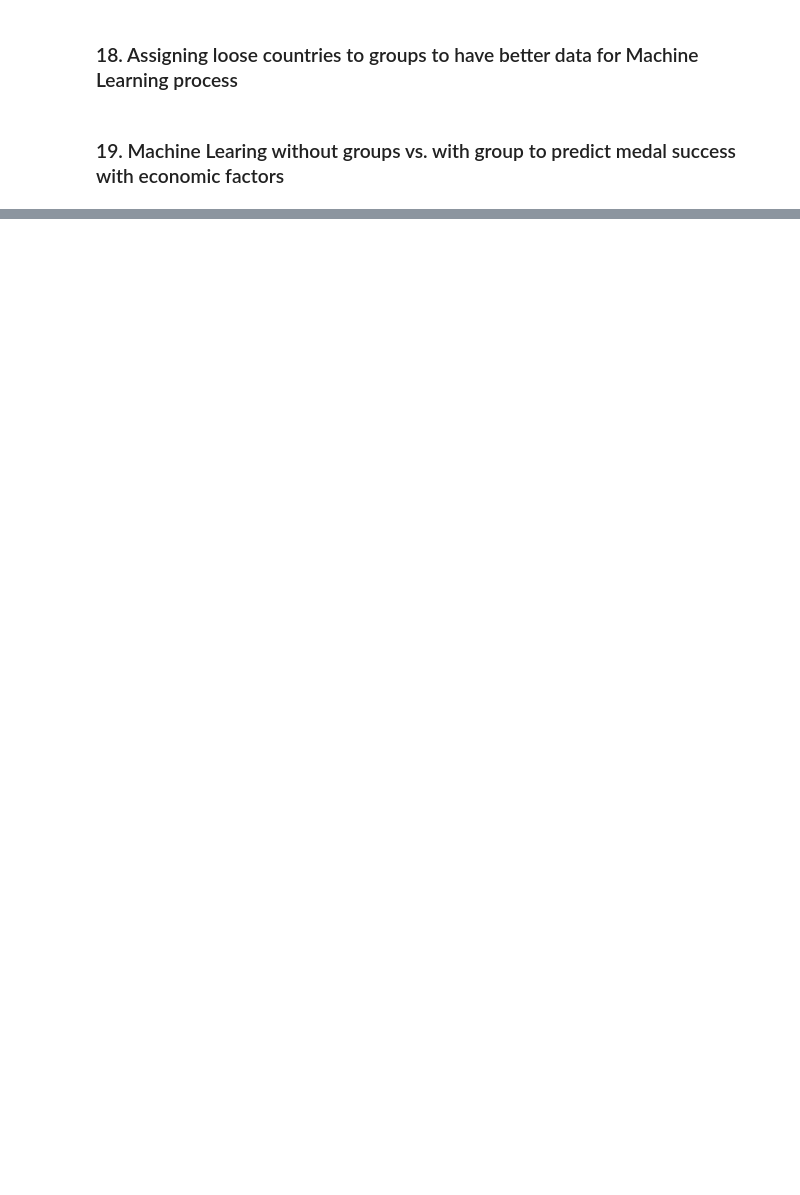
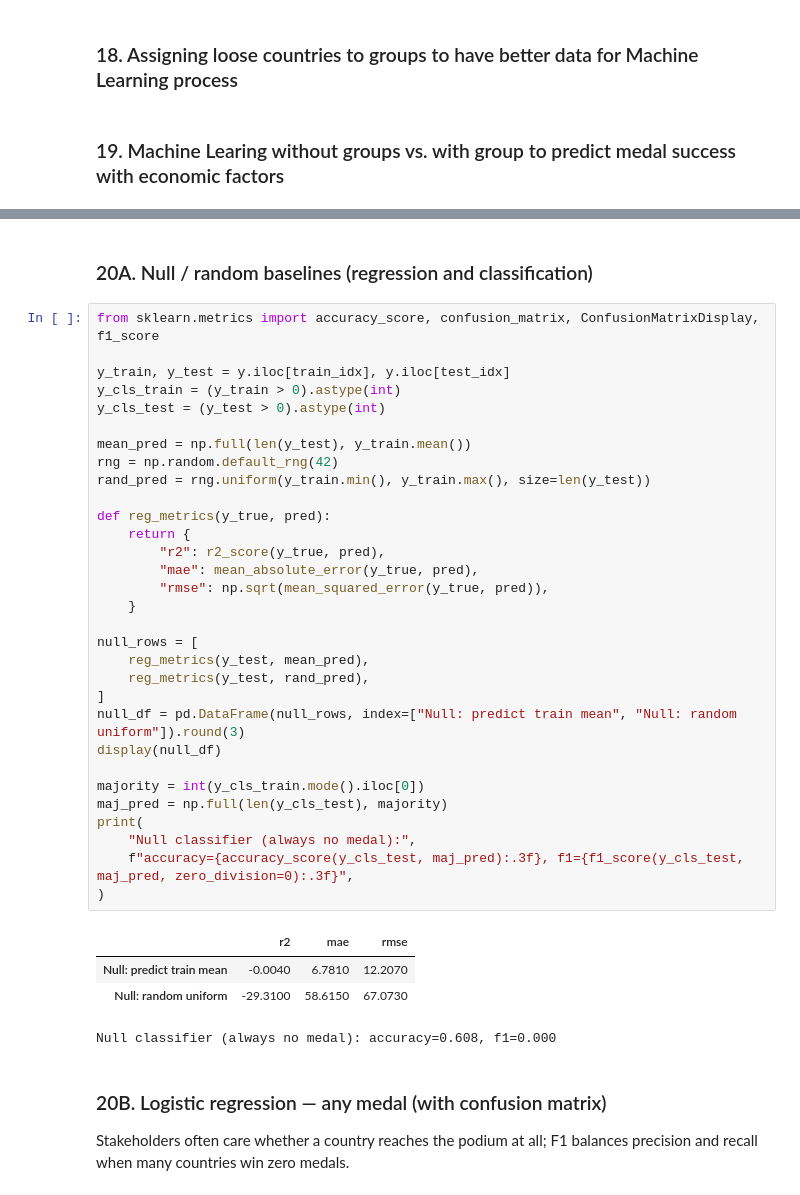
Before and after one commit to ahmadmashhood01/IST.707-PROJECT, a Jupyter notebook: notebooks/olympic_economics_split_models.ipynb, the cells around one changed output, grey strips where cells are left out. Cells and saved outputs as stored; diff of their text form; blank space fills up the shorter version.

```diff
--- a/notebooks/olympic_economics_split_models.ipynb
+++ b/notebooks/olympic_economics_split_models.ipynb
@@ -1150,0 +1197,42 @@ print("Groups are defined using GDP per capita and population, so Model 2 still
+# %% [markdown]
+### 20A. Null / random baselines (regression and classification)
+# %%
+from sklearn.metrics import accuracy_score, confusion_matrix, ConfusionMatrixDisplay, f1_score
+
+y_train, y_test = y.iloc[train_idx], y.iloc[test_idx]
+y_cls_train = (y_train > 0).astype(int)
+y_cls_test = (y_test > 0).astype(int)
+
+mean_pred = np.full(len(y_test), y_train.mean())
+rng = np.random.default_rng(42)
+rand_pred = rng.uniform(y_train.min(), y_train.max(), size=len(y_test))
+
+def reg_metrics(y_true, pred):
+    return {
+        "r2": r2_score(y_true, pred),
+        "mae": mean_absolute_error(y_true, pred),
+        "rmse": np.sqrt(mean_squared_error(y_true, pred)),
+    }
+
+null_rows = [
+    reg_metrics(y_test, mean_pred),
+    reg_metrics(y_test, rand_pred),
+]
+null_df = pd.DataFrame(null_rows, index=["Null: predict train mean", "Null: random uniform"]).round(3)
+display(null_df)
+
+majority = int(y_cls_train.mode().iloc[0])
+maj_pred = np.full(len(y_cls_test), majority)
+print(
+    "Null classifier (always no medal):",
+    f"accuracy={accuracy_score(y_cls_test, maj_pred):.3f}, f1={f1_score(y_cls_test, maj_pred, zero_division=0):.3f}",
+)
+# %% [output]
+|  | r2 | mae | rmse |
+| Null: predict train mean | -0.0040 | 6.7810 | 12.2070 |
+| Null: random uniform | -29.3100 | 58.6150 | 67.0730 |
+Null classifier (always no medal): accuracy=0.608, f1=0.000
+# %% [markdown]
+### 20B. Logistic regression — any medal (with confusion matrix)
+
+Stakeholders often care whether a country reaches the podium at all; F1 balances precision and recall when many countries win zero medals.
```
Also changed, not shown: parts of 41 cells of this notebook, 2 other files.
